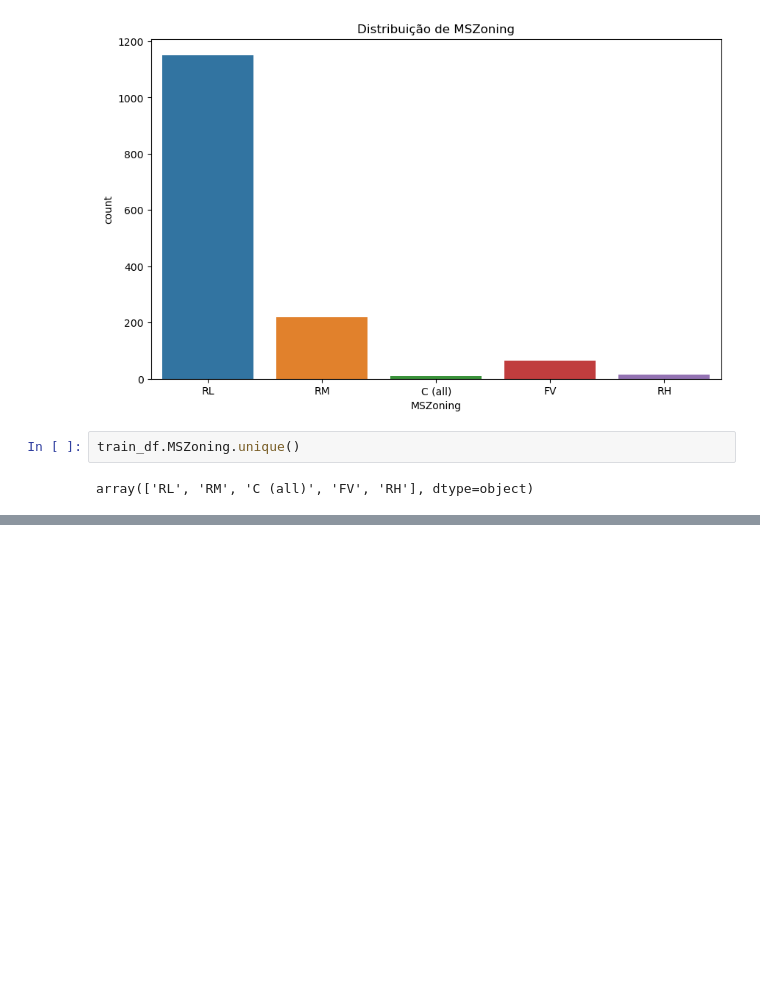
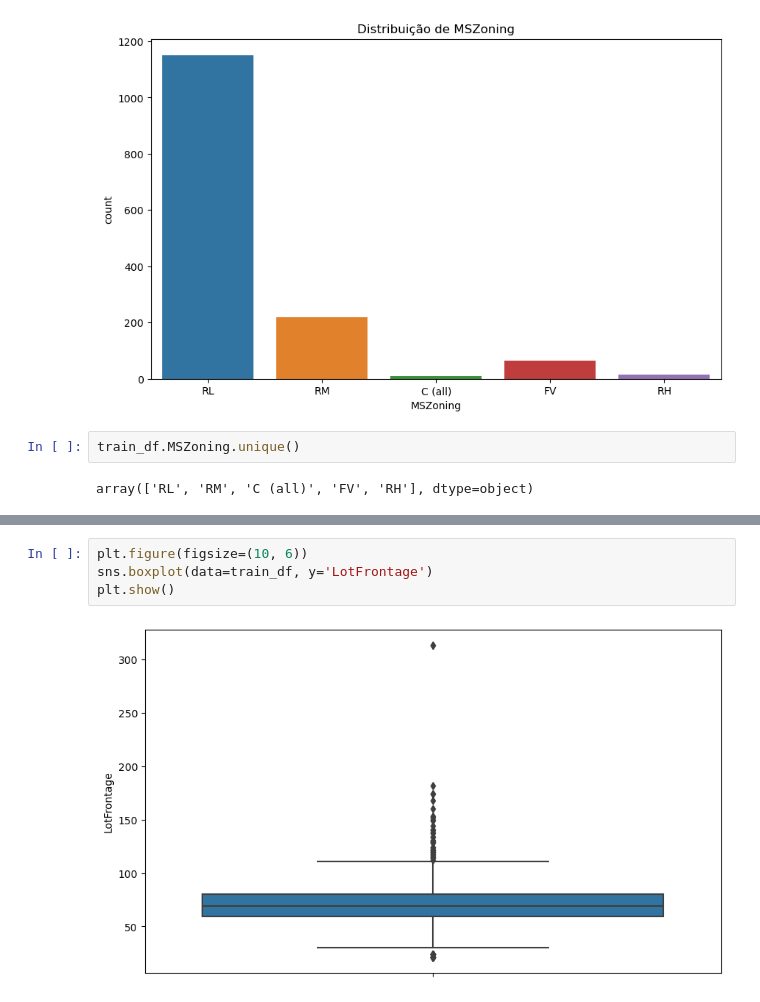
Before and after one commit to jherfson/pratica_House_Prices, a Jupyter notebook: teste_house.ipynb, the cells around one changed output, grey strips where cells are left out. Cells and saved outputs as stored; diff of their text form; blank space fills up the shorter version.

```diff
--- a/teste_house.ipynb
+++ b/teste_house.ipynb
@@ -161,0 +220,6 @@ array(['RL', 'RM', 'C (all)', 'FV', 'RH'], dtype=object)
+# %%
+plt.figure(figsize=(10, 6))
+sns.boxplot(data=train_df, y='LotFrontage')
+plt.show()
+# %% [output]
+[figure, added]
```
Also changed, not shown: parts of 17 cells of this notebook.
